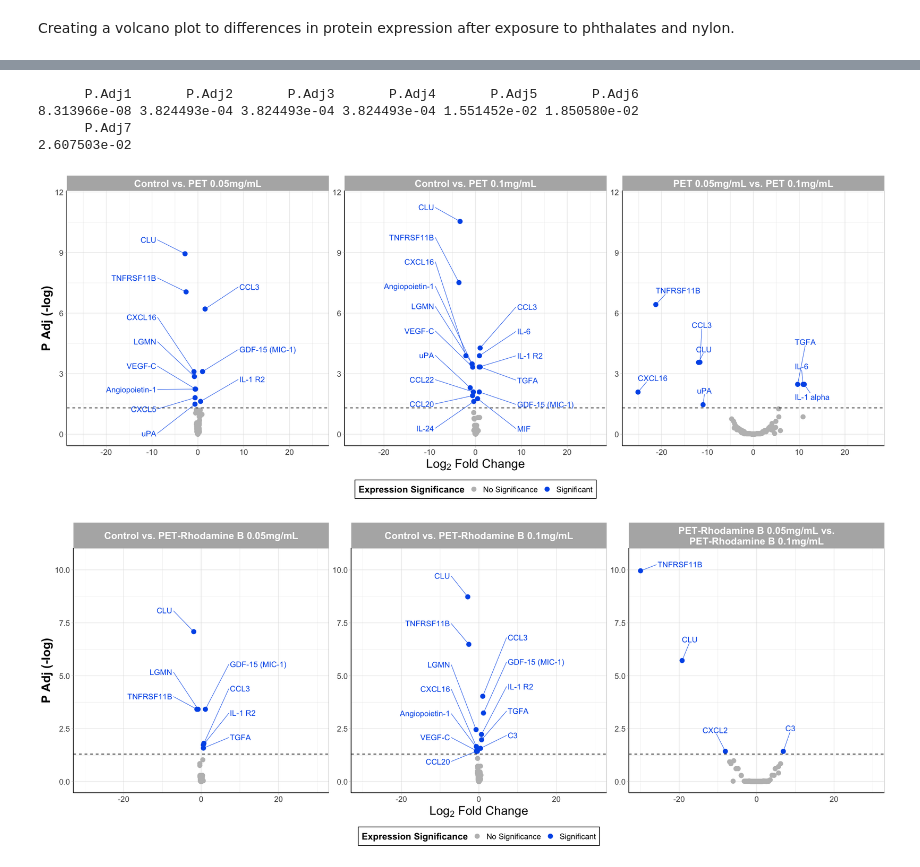
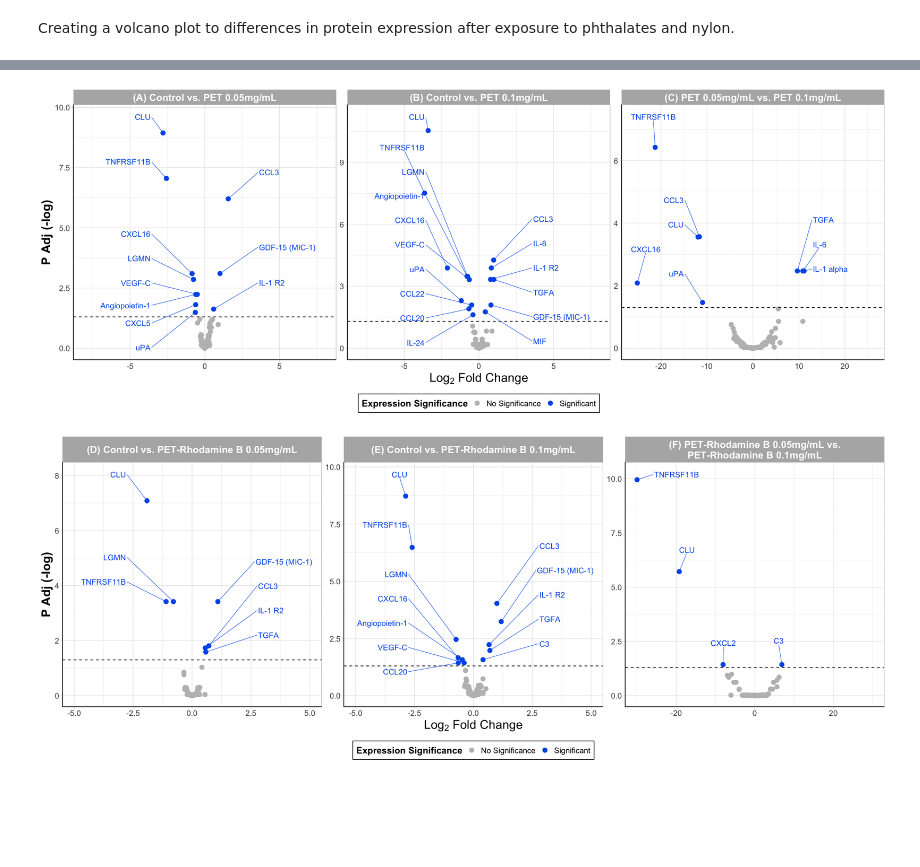
Before and after one commit to Ragerlab/P1014.-Nanoparticles-Proteins, a Jupyter notebook: 2. Volcano Plots/Volcano Plots.ipynb, the cells around one changed output, grey strips where cells are left out. Saved outputs shown, nothing was run; the diff lists cells and outputs as text; code cells hidden in the pictures; blank space fills up the shorter version.

```diff
--- a/2. Volcano Plots/Volcano Plots.ipynb
+++ b/2. Volcano Plots/Volcano Plots.ipynb
@@ -58,11 +67,19 @@ get_significance = function(df){
 
 # calling fn
 two_sig_protein_df = get_significance(two_group_df)
+two_sig_protein_df = two_sig_protein_df %>%
+    mutate(Comparison = ifelse(Comparison == 'Control vs. PET 0.05mg/mL', '(A) Control vs. PET 0.05mg/mL',
+                            ifelse(Comparison == 'Control vs. PET 0.1mg/mL', '(B) Control vs. PET 0.1mg/mL',
+                               ifelse(Comparison == 'PET 0.05mg/mL vs. PET 0.1mg/mL', '(C) PET 0.05mg/mL vs. PET 0.1mg/mL',
+                                   ifelse(Comparison == 'Control vs. PET-Rhodamine B 0.05mg/mL', '(D) Control vs. PET-Rhodamine B 0.05mg/mL',
+                                       ifelse(Comparison == 'Control vs. PET-Rhodamine B 0.1mg/mL', '(E) Control vs. PET-Rhodamine B 0.1mg/mL',
+                                           ifelse( Comparison == 'PET-Rhodamine B 0.05mg/mL vs.\nPET-Rhodamine B 0.1mg/mL',
+                               '(F) PET-Rhodamine B 0.05mg/mL vs.\nPET-Rhodamine B 0.1mg/mL', Comparison)))))))
 two_sig_protein_df$Comparison = factor(two_sig_protein_df$Comparison,
-                                       levels = c('Control vs. PET 0.05mg/mL','Control vs. PET 0.1mg/mL',
-                                                  'PET 0.05mg/mL vs. PET 0.1mg/mL', 'Control vs. PET-Rhodamine B 0.05mg/mL',
-                                                  'Control vs. PET-Rhodamine B 0.1mg/mL',
-                                                  'PET-Rhodamine B 0.05mg/mL vs.\nPET-Rhodamine B 0.1mg/mL'))
+                                       levels = c('(A) Control vs. PET 0.05mg/mL','(B) Control vs. PET 0.1mg/mL',
+                                                  '(C) PET 0.05mg/mL vs. PET 0.1mg/mL', '(D) Control vs. PET-Rhodamine B 0.05mg/mL',
+                                                  '(E) Control vs. PET-Rhodamine B 0.1mg/mL',
+                                                  '(F) PET-Rhodamine B 0.05mg/mL vs.\nPET-Rhodamine B 0.1mg/mL'))
 
 head(two_sig_protein_df)
 # %% [output]
@@ -78,19 +95,9 @@ A data.frame: 6 × 8
-# %%
-two_sig_protein_df %>%
-    filter(Comparison == 'Control vs. PET-Rhodamine B 0.05mg/mL',
-          Protein_Name %in% c('CLU', 'TNFRSF11B', 'LGMN', 'GDF-15 (MIC-1)', 'CCL3', 'IL-1 R2', 'TGFA')) %>%
-    select(P.Adj) %>% unlist()
-# %% [output]
-      P.Adj1       P.Adj2       P.Adj3       P.Adj4       P.Adj5       P.Adj6
-8.313966e-08 3.824493e-04 3.824493e-04 3.824493e-04 1.551452e-02 1.850580e-02
-      P.Adj7
-2.607503e-02
 # %%
 options(repr.plot.width=18, repr.plot.height=7) #changing size
 
 lancet_palette = pal_lancet()(2)
 
-ggplot() +
+FigureXa = ggplot() +
   geom_point(data = two_sig_protein_df %>%
                  filter(!grepl('Rhodamine',Comparison)), aes(x = log2FC, y = -log10(P.Adj), color = diffexpressed), size = 3) +
 
@@ -100,27 +107,32 @@ ggplot() +
   # geom_vline(xintercept = log2(1.5), linetype = "dashed") +
   # geom_vline(xintercept = -log2(1.5), linetype = "dashed") +
 
-  # changing x limits of what is visible in the plot
-    xlim(-26, 26) +
-    ylim(0, 11.5) +
-
   geom_text_repel(data = two_sig_protein_df %>%
-                  filter(log2FC > 0, P.Adj < 0.05, !grepl('Rhodamine',Comparison)),
+                  filter(log2FC > 0, P.Adj < 0.05, !grepl('Rhodamine',Comparison), grepl('Control',Comparison)),
                   aes(x = log2FC, y = -log10(P.Adj), label = Protein_Name, color = diffexpressed),
-                  hjust = 'right', direction = 'y', nudge_y = 1.1, nudge_x = 0.03, xlim = c(7, NA),
+                  hjust = 'right', direction = 'y', nudge_y = 1.1, nudge_x = 0.03, xlim = c(3, NA),
                   segment.size = 0.3, box.padding = 1, max.overlaps = Inf, size = 4.2, show.legend = FALSE) +
  geom_text_repel(data = two_sig_protein_df %>%
-                  filter(log2FC < 0 , P.Adj < 0.05, !grepl('Rhodamine',Comparison)),
+                  filter(log2FC < 0 , P.Adj < 0.05, !grepl('Rhodamine',Comparison), grepl('Control',Comparison)),
                   aes(x = log2FC, y = -log10(P.Adj), label = Protein_Name, color = diffexpressed),
-                  hjust = 'left', direction = 'y', nudge_y = 0.7, nudge_x = -0.03, xlim = c(NA, -7),
+                  hjust = 'left', direction = 'y', nudge_y = 0.7, nudge_x = -0.03, xlim = c(NA, -3),
                  segment.size = 0.3, box.padding = 1, max.overlaps = Inf, size = 4.2, show.legend = FALSE) +
- # geom_text_repel(data = two_sig_protein_df %>%
- #                  filter(log2FC < -1, P.Adj < 0.05, !grepl('Rhodamine',Comparison)),
- #                  aes(x = log2FC, y = -log10(P.Adj), label = Protein_Name, color = diffexpressed),
- #                  hjust = 'right', direction = 'y', nudge_y = 2, nudge_x = -0.03, xlim = c(NA, -6),
- #                 segment.size = 0.3, box.padding = 1, max.overlaps = Inf, size = 4.2, show.legend = FALSE) +
+ geom_text_repel(data = two_sig_protein_df %>%
+                  filter(log2FC < 0, P.Adj < 0.05, !grepl('Rhodamine',Comparison), !grepl('Control',Comparison)),
+                  aes(x = log2FC, y = -log10(P.Adj), label = Protein_Name, color = diffexpressed),
+                  hjust = 'right', direction = 'y', nudge_y = 1, nudge_x = -0.03, xlim = c(NA, -13),
+                 segment.size = 0.3, box.padding = 1, max.overlaps = Inf, size = 4.2, show.legend = FALSE) +
+ geom_text_repel(data = two_sig_protein_df %>%
+                  filter(log2FC > 0, P.Adj < 0.05, !grepl('Rhodamine',Comparison), !grepl('Control',Comparison)),
+                  aes(x = log2FC, y = -log10(P.Adj), label = Protein_Name, color = diffexpressed),
+                  hjust = 'right', direction = 'y', nudge_y = 1.2, nudge_x = -0.03, xlim = c(11, NA),
+                 segment.size = 0.3, box.padding = 1, max.overlaps = Inf, size = 4.2, show.legend = FALSE) +
 
   facet_wrap(~Comparison, scales = 'free') +
+  facetted_pos_scales(x = list(
+      Comparison == '(A) Control vs. PET 0.05mg/mL' ~ scale_x_continuous(limits = c(-8, 8)),
+      Comparison == '(B) Control vs. PET 0.1mg/mL' ~ scale_x_continuous(limits = c(-8, 8)),
+      Comparison == '(C) PET 0.05mg/mL vs. PET 0.1mg/mL' ~ scale_x_continuous(limits = c(-26, 26)))) +
 
   theme_light() +
   theme(axis.line = element_line(colour = "black"), #making x and y axes black
@@ -136,10 +148,12 @@ ggplot() +
 
   scale_color_manual(name = "Expression Significance",
                       values = c("gray", "#005BEA",'#F0D25E', "#005BEA"))
+
+FigureXa
 # %% [output]
-[figure, old version]
+[figure, new version]
 # %%
-ggplot() +
+FigureXb = ggplot() +
   geom_point(data = two_sig_protein_df %>%
                  filter(grepl('Rhodamine',Comparison)), aes(x = log2FC, y = -log10(P.Adj), color = diffexpressed), size = 3) +
 
@@ -150,40 +164,45 @@ ggplot() +
   # geom_vline(xintercept = -log2(1.5), linetype = "dashed") +
 
   # changing x limits of what is visible in the plot
-    xlim(-30, 30) +
-    ylim(0, 10.5) +
 
   geom_text_repel(data = two_sig_protein_df %>%
                   filter(log2FC > 0, P.Adj < 0.05, grepl('Rhodamine',Comparison)),
                   aes(x = log2FC, y = -log10(P.Adj), label = Protein_Name, color = diffexpressed),
-                  hjust = 'right', direction = 'y', nudge_y = 1.1, nudge_x = 0.03, xlim = c(5, NA),
+                  hjust = 'right', direction = 'y', nudge_y = 1.1, nudge_x = 0.01, xlim = c(2.4, NA),
                   segment.size = 0.3, box.padding = 1, max.overlaps = Inf, size = 4.2, show.legend = FALSE) +
  geom_text_repel(data = two_sig_protein_df %>%
                   filter(log2FC < 0 & log2FC > -20, P.Adj < 0.05, grepl('Rhodamine',Comparison)),
                   aes(x = log2FC, y = -log10(P.Adj), label = Protein_Name, color = diffexpressed),
-                  hjust = 'left', direction = 'y', nudge_y = 1, nudge_x = -0.03, xlim = c(NA, -5),
+                  hjust = 'left', direction = 'y', nudge_y = 1, nudge_x = -0.01, xlim = c(NA, -2.4),
                  segment.size = 0.3, box.padding = 1, max.overlaps = Inf, size = 4.2, show.legend = FALSE) +
  geom_text_repel(data = two_sig_protein_df %>%
                   filter(log2FC < -20, P.Adj < 0.05, grepl('Rhodamine',Comparison)),
                   aes(x = log2FC, y = -log10(P.Adj), label = Protein_Name, color = diffexpressed),
                   hjust = 'right', direction = 'y', nudge_y = 0.3, nudge_x = 5, xlim = c(-28, NA),
                  segment.size = 0.3, box.padding = 1, max.overlaps = Inf, size = 4.2, show.legend = FALSE) +
 
   facet_wrap(~Comparison, scales = 'free') +
+
+  facetted_pos_scales(x = list(
+      Comparison == '(D) Control vs. PET-Rhodamine B 0.05mg/mL' ~ scale_x_continuous(limits = c(-5, 5)),
+      Comparison == '(E) Control vs. PET-Rhodamine B 0.1mg/mL' ~ scale_x_continuous(limits = c(-5, 5)),
+      Comparison == '(F) PET-Rhodamine B 0.05mg/mL vs.\nPET-Rhodamine B 0.1mg/mL' ~ scale_x_continuous(limits = c(-30, 30)))) +
 
   theme_light() +
   theme(axis.line = element_line(colour = "black"), #making x and y axes black
         axis.text = element_text(size = 12), #changing size of x axis labels
         axis.title = element_text(face = "bold", size = rel(1.7)), #changes axis titles
         legend.title = element_text(face = 'bold', size = 14), #changes legend title
         legend.text = element_text(size = 12), #changes legend text
         legend.position = "bottom", # changing legend position
         legend.background = element_rect(colour = 'black', fill = 'white', linetype = 'solid'),
         strip.text.x = element_text(size = 15, face = "bold"), #changes size of facet x axis
         strip.text.y = element_text(size = 15, face = "bold")) + #changes size of facet y axis
   labs(x = expression(Log[2]*" Fold Change"), y = 'P Adj (-log)') +
 
   scale_color_manual(name = "Expression Significance",
                       values = c("gray", "#005BEA",'#F0D25E', "#005BEA"))
+
+FigureXb
 # %% [output]
-[figure, old version]
+[figure, new version]
```
Also changed, not shown: parts of 3 cells of this notebook.
